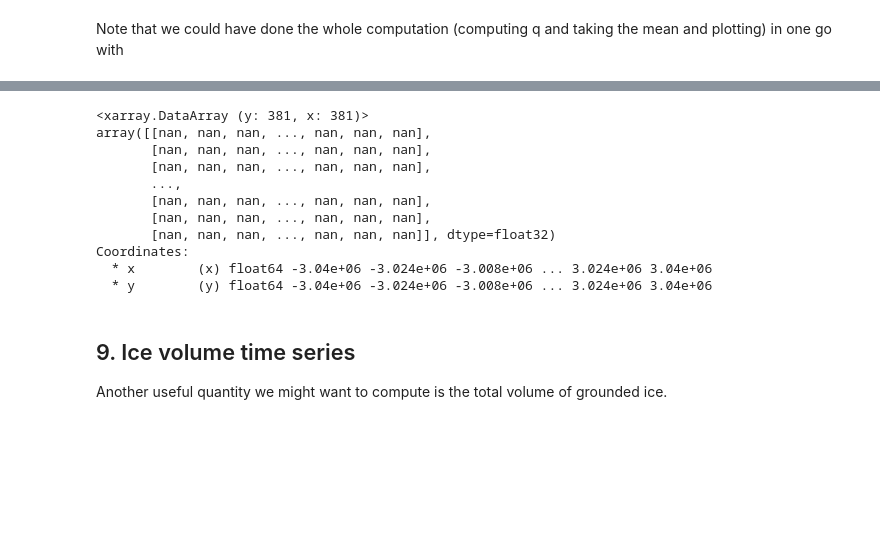
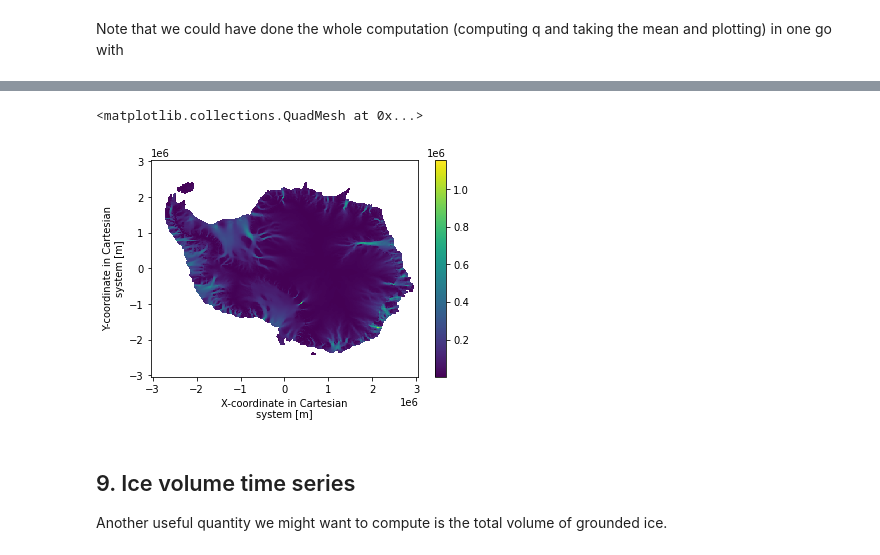
Before and after one commit to ldeo-glaciology/pangeo-glaciology-examples, a Jupyter notebook: 04_paleo_PISM.ipynb, the cells around one changed output, grey strips where cells are left out. Cells and saved outputs as stored; diff of their text form; code cells hidden in the pictures; blank space fills up the shorter version.

Commit message:
commented problem cell qmean.plot(size=10)

```diff
--- a/04_paleo_PISM.ipynb
+++ b/04_paleo_PISM.ipynb
@@ -408,5 +422,5 @@ qmean.plot(size=10)
 Note that we could have done the whole computation (computing q and taking the mean and plotting) in one go with
 # %%
 %%time
-q.mean({"par_visc","par_esia","par_ppq","par_prec","time"}).plot()
+q.mean({"par_visc","par_esia","par_ppq","par_prec","time"}).plot(size=10)
 # %% [output]
@@ -415,14 +429,5 @@ Wall time: 25.1 s
-<xarray.DataArray (y: 381, x: 381)>
-array([[nan, nan, nan, ..., nan, nan, nan],
-       [nan, nan, nan, ..., nan, nan, nan],
-       [nan, nan, nan, ..., nan, nan, nan],
-       ...,
-       [nan, nan, nan, ..., nan, nan, nan],
-       [nan, nan, nan, ..., nan, nan, nan],
-       [nan, nan, nan, ..., nan, nan, nan]], dtype=float32)
-Coordinates:
-  * x        (x) float64 -3.04e+06 -3.024e+06 -3.008e+06 ... 3.024e+06 3.04e+06
-  * y        (y) float64 -3.04e+06 -3.024e+06 -3.008e+06 ... 3.024e+06 3.04e+06
+<matplotlib.collections.QuadMesh at 0x...>
+[figure, added]
 # %% [markdown]
 ## 9. Ice volume time series
 Another useful quantity we might want to compute is the total volume of grounded ice.
```
Also changed, not shown: parts of 7 cells of this notebook.
